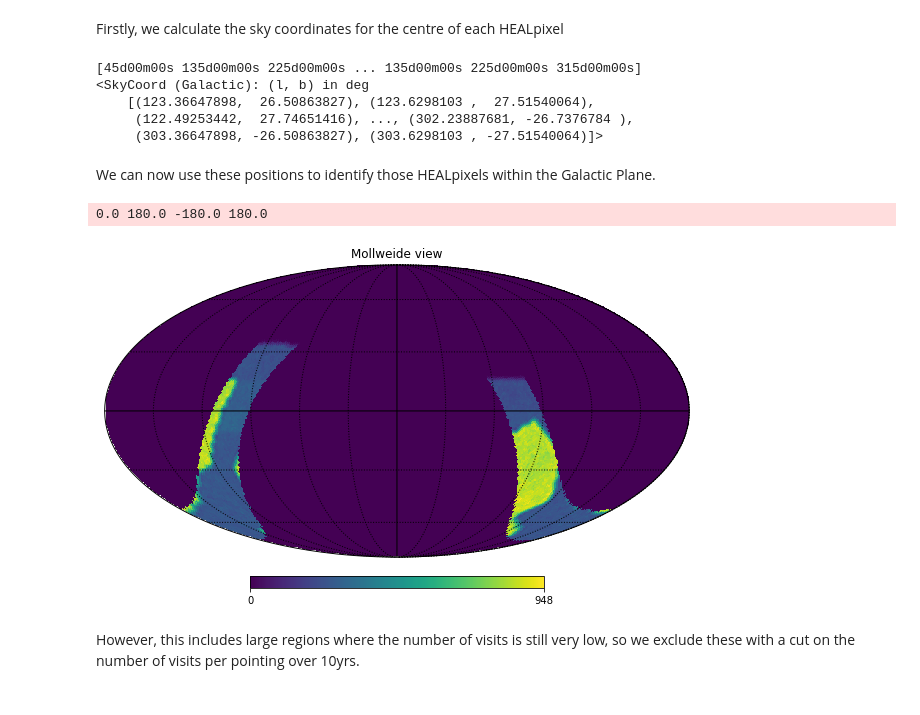
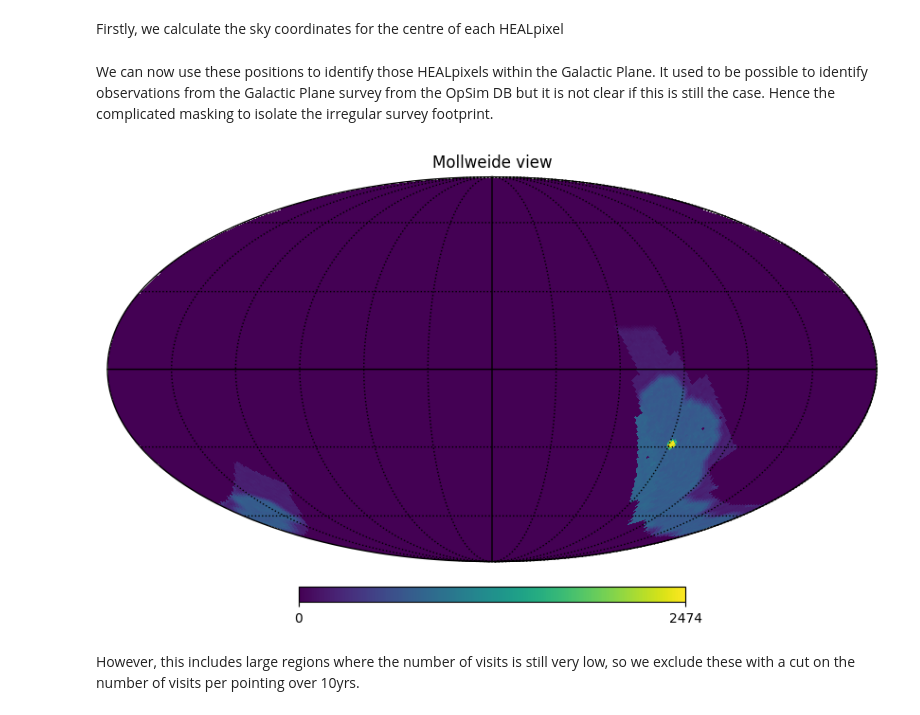
Before and after one commit to LSST-TVSSC/software_tools, a Jupyter notebook: Rubin_baseline_footprint.ipynb, the cells around one changed output. Saved outputs shown, nothing was run; the diff lists cells and outputs as text; code cells hidden in the pictures.

```diff
--- a/Rubin_baseline_footprint.ipynb
+++ b/Rubin_baseline_footprint.ipynb
@@ -20,15 +26,17 @@ runName = path.split(opsim_db_file)[-1].replace('.db', '')
 # %%
 NSIDE = 64
 NPIX = hp.nside2npix(NSIDE)
+outDir = '/Users/rstreet/LSST/SCOC/Survey_Footprint'
 
 bundleList = []
-metric1 = maf.metrics.CountMetric(col=['night'], metricName='Nvis')
+metric1 = maf.metrics.CountMetric(col='observationStartMJD', metric_name='Nvisits')
 constraint = 'fiveSigmaDepth > 21.5'
-slicer = maf.slicers.HealpixSlicer(nside=NSIDE, useCache=False)
+slicer = maf.slicers.HealpixSlicer(nside=NSIDE, use_cache=False)
 plotDict = {'colorMax': 950}
-bundleList.append(maf.MetricBundle(metric1, slicer, constraint, runName=runName, plotDict=plotDict))
-bundleDict = maf.metricBundles.makeBundlesDictFromList(bundleList)
-bundleGroup = maf.MetricBundleGroup(bundleDict, opsim_db, outDir='test', resultsDb=None)
-bundleGroup.runAll()
+
+bundle = maf.MetricBundle(metric1, slicer, constraint, run_name=runName, plot_dict=plotDict)
+bgroup = maf.MetricBundleGroup({'nvisits': bundle}, opsdb, out_dir=outDir, results_db=None)
+
+bgroup.run_all()
 # %% [output]
 Healpix slicer using NSIDE=64, approximate resolution 54.967783 arcminutes
@@ -78,8 +56,7 @@ Baseline_v2.0 included a region in the central Galactic Plane dubbed "the Diamon
 # %% [markdown]
 Firstly, we calculate the sky coordinates for the centre of each HEALpixel
 # %%
-outputName = 'baseline_v2_0_10yrs_Nvis_fiveSigmaDepth_gt_21_5_HEAL'
-metricData = bundleDict[outputName].metricValues.filled(0.0)
+metricData = bgroup.bundle_dict['nvisits'].metric_values.filled(0.0)
 
 pixelPositions = []
 (theta, phi) = hp.pix2ang(NSIDE,range(0,len(metricData),1))
@@ -90,31 +67,70 @@ dec = np.rad2deg((np.pi/2.0) - theta)
 skyPositions = SkyCoord(ra*u.deg,
                         dec*u.deg,
                         frame='icrs')
-print(skyPositions.ra)
 galPositions = skyPositions.transform_to(Galactic)
-print(galPositions)
-# %% [output]
-[45d00m00s 135d00m00s 225d00m00s ... 135d00m00s 225d00m00s 315d00m00s]
-<SkyCoord (Galactic): (l, b) in deg
-    [(123.36647898,  26.50863827), (123.6298103 ,  27.51540064),
-     (122.49253442,  27.74651416), ..., (302.23887681, -26.7376784 ),
-     (303.36647898, -26.50863827), (303.6298103 , -27.51540064)]>
 # %% [markdown]
-We can now use these positions to identify those HEALpixels within the Galactic Plane.
+We can now use these positions to identify those HEALpixels within the Galactic Plane.  It used to be possible to identify observations from the Galactic Plane survey from the OpSim DB but it is not clear if this is still the case.  Hence the complicated masking to isolate the irregular survey footprint.
 # %%
-mask = abs(galPositions.b.deg) < 10.0
+# Mask for the extended Galactic Plane
+m1 = abs(galPositions.b.deg) < 8.0
+m2 = galPositions.l.deg > 260.0
+m2_2 = galPositions.l.deg > 359.9
+mp1 = np.logical_and(m1, m2)
+mp2 = np.logical_and(m1, m2_2)
+mask_gp1 = np.logical_or(mp1, mp2)
+
+m2 = galPositions.l.deg < 90.0
+mask_gp2 = np.logical_and(m1, m2)
+mask_gp = np.logical_or(mask_gp1, mask_gp2)
+
+# Mask for the central Galactic Bulge
+m1 = galPositions.b.deg > -15.0
+m2 = galPositions.b.deg < 20.0
+m3 = galPositions.l.deg > 0.0
+m4 = galPositions.l.deg < 20.0
+m5 = galPositions.l.deg > 340.0
+m6 = galPositions.l.deg < 359.9
+mask_b = np.logical_and(m1, m2)
+mask_l1 = np.logical_and(m3, m4)
+mask_l2 = np.logical_and(m5, m6)
+mask_l = np.logical_or(mask_l1, mask_l2)
+mask_gb = np.logical_and(mask_l, mask_b)
+
+# Mask for the wings of the Galactic Bulge
+m1 = galPositions.b.deg > -12.0
+m2 = galPositions.b.deg < 12.0
+m3 = galPositions.l.deg > 0.0
+m4 = galPositions.l.deg < 35.0
+mask_b = np.logical_and(m1, m2)
+mask_l = np.logical_and(m3, m4)
+mask_gb2 = np.logical_and(mask_l, mask_b)
+
+m1 = galPositions.b.deg > -12.0
+m2 = galPositions.b.deg < 10.0
+m3 = galPositions.l.deg > 325.0
+m4 = galPositions.l.deg < 359.9
+mask_b = np.logical_and(m1, m2)
+mask_l = np.logical_and(m3, m4)
+mask_gb3 = np.logical_and(mask_l, mask_b)
+
+mask_gb = np.logical_or(mask_gb, mask_gb2)
+mask_gb = np.logical_or(mask_gb, mask_gb3)
+
+# Combine the masks
+mask = np.logical_or(mask_gp, mask_gb)
+#mask = mask_gb2
+
 galPlaneData = np.zeros(NPIX)
 galPlaneData[mask] = metricData[mask]
 
 fig = plt.figure(3,(10,10))
 hp.mollview(galPlaneData)
 hp.graticule()
 plt.tight_layout()
 #plt.savefig(file_name)
 plt.close(3)
 # %% [output]
-0.0 180.0 -180.0 180.0
-[figure, old version]
+[figure, new version]
 # %% [markdown]
 However, this includes large regions where the number of visits is still very low, so we exclude these with a cut on the number of visits per pointing over 10yrs.
 # %%
```
Also changed, not shown: parts of 24 cells of this notebook.
